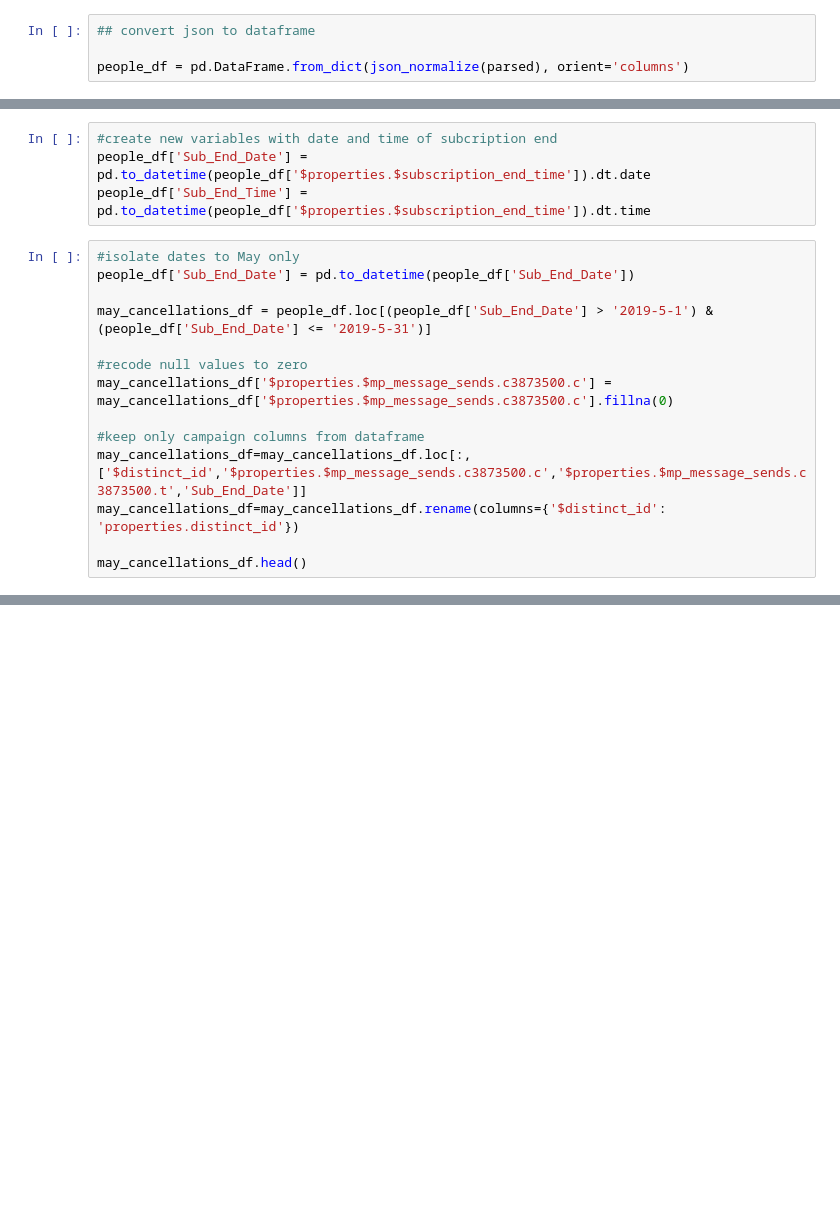
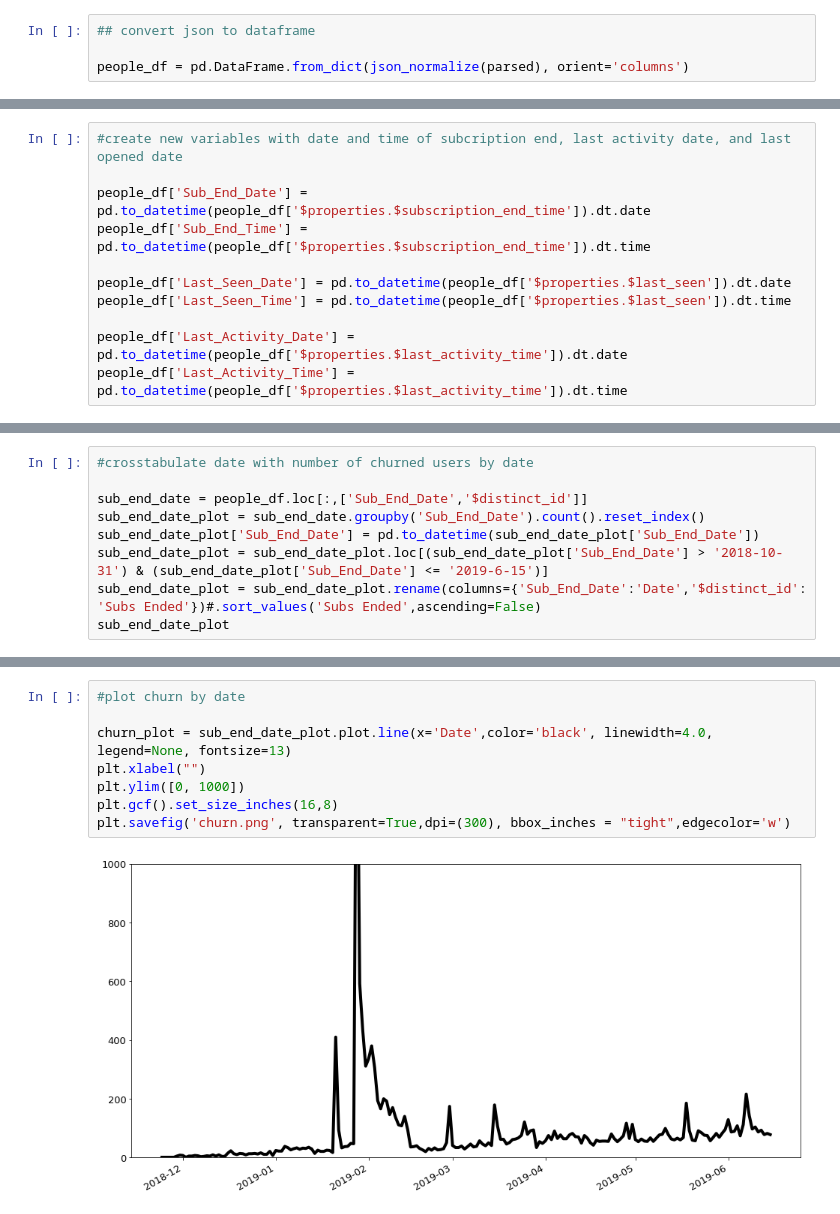
Before and after one commit to oyamatsumi04/w_u, a Jupyter notebook: Waking Up - People Import Test.ipynb, the cells around one changed output, grey strips where cells are left out. Drawn from its saved outputs; the diff is of its cells as text; blank space fills up the shorter version.

```diff
--- a/Waking Up - People Import Test.ipynb
+++ b/Waking Up - People Import Test.ipynb
@@ -49,20 +58,13 @@ people_df.head()
 | 3 | 88336 | NaN | 806.2 | 5.0 | 1.0.9 | ... |
 | 4 | 176985 | NaN | NaN | NaN | 1.2.5.2 | ... |
 # %%
-#create new variables with date and time of subcription end
+#create new variables with date and time of subcription end, last activity date, and last opened date
+
 people_df['Sub_End_Date'] = pd.to_datetime(people_df['$properties.$subscription_end_time']).dt.date
 people_df['Sub_End_Time'] = pd.to_datetime(people_df['$properties.$subscription_end_time']).dt.time
+
+people_df['Last_Seen_Date'] = pd.to_datetime(people_df['$properties.$last_seen']).dt.date
+people_df['Last_Seen_Time'] = pd.to_datetime(people_df['$properties.$last_seen']).dt.time
+
+people_df['Last_Activity_Date'] = pd.to_datetime(people_df['$properties.$last_activity_time']).dt.date
+people_df['Last_Activity_Time'] = pd.to_datetime(people_df['$properties.$last_activity_time']).dt.time
-# %%
-#isolate dates to May only
-people_df['Sub_End_Date'] = pd.to_datetime(people_df['Sub_End_Date'])
-
-may_cancellations_df = people_df.loc[(people_df['Sub_End_Date'] > '2019-5-1') & (people_df['Sub_End_Date'] <= '2019-5-31')]
-
-#recode null values to zero
-may_cancellations_df['$properties.$mp_message_sends.c3873500.c'] = may_cancellations_df['$properties.$mp_message_sends.c3873500.c'].fillna(0)
-
-#keep only campaign columns from dataframe
-may_cancellations_df=may_cancellations_df.loc[:,['$distinct_id','$properties.$mp_message_sends.c3873500.c','$properties.$mp_message_sends.c3873500.t','Sub_End_Date']]
-may_cancellations_df=may_cancellations_df.rename(columns={'$distinct_id': 'properties.distinct_id'})
-
-may_cancellations_df.head()
@@ -161,0 +71,9 @@ events_describe.head()
+# %%
+#crosstabulate date with number of churned users by date
+
+sub_end_date = people_df.loc[:,['Sub_End_Date','$distinct_id']]
+sub_end_date_plot = sub_end_date.groupby('Sub_End_Date').count().reset_index()
+sub_end_date_plot['Sub_End_Date'] = pd.to_datetime(sub_end_date_plot['Sub_End_Date'])
+sub_end_date_plot = sub_end_date_plot.loc[(sub_end_date_plot['Sub_End_Date'] > '2018-10-31') & (sub_end_date_plot['Sub_End_Date'] <= '2019-6-15')]
+sub_end_date_plot = sub_end_date_plot.rename(columns={'Sub_End_Date':'Date','$distinct_id': 'Subs Ended'})#.sort_values('Subs Ended',ascending=False)
+sub_end_date_plot
@@ -161,0 +98,10 @@ events_describe.head()
+# %%
+#plot churn by date
+
+churn_plot = sub_end_date_plot.plot.line(x='Date',color='black', linewidth=4.0, legend=None, fontsize=13)
+plt.xlabel("")
+plt.ylim([0, 1000])
+plt.gcf().set_size_inches(16,8)
+plt.savefig('churn.png', transparent=True,dpi=(300), bbox_inches = "tight",edgecolor='w')
+# %% [output]
+[figure, added]
```
Also changed, not shown: parts of 35 cells of this notebook.
